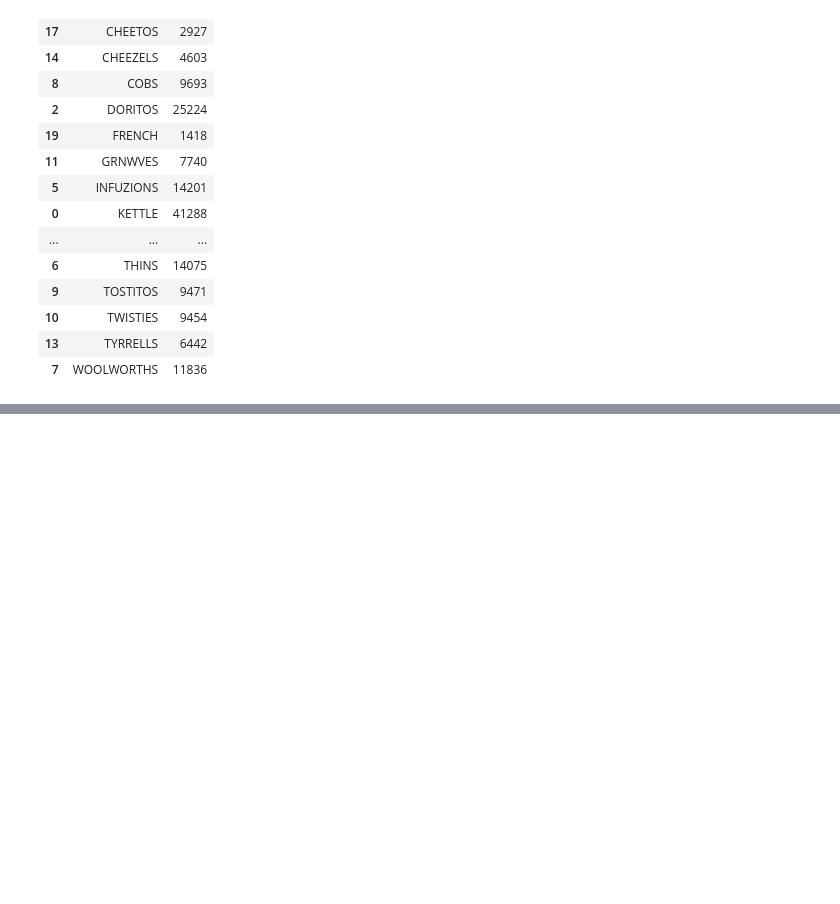
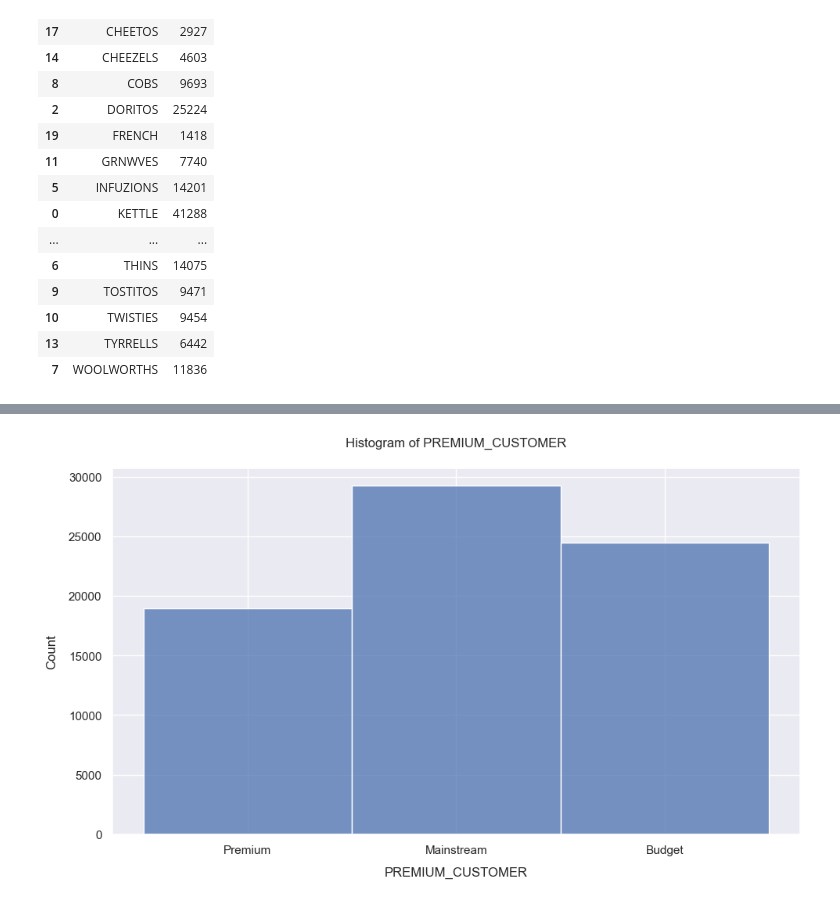
Before and after one commit to Yukitoshi12345/Quantium-Virtual-Internship-Data-Analytics, a Jupyter notebook: Task 1/task1.ipynb, the cells around one changed output, grey strips where cells are left out. Saved outputs shown, nothing was run; the diff lists cells and outputs as text; code cells hidden in the pictures; blank space fills up the shorter version.

```diff
--- a/Task 1/task1.ipynb
+++ b/Task 1/task1.ipynb
@@ -527,0 +646,17 @@ Text(0.5, 0, 'Transaction')
+# %%
+# Set up the figure and axes with only one row
+fig, axes = plt.subplots(nrows=1, ncols=1, figsize=(10, 6))
+
+# Plot histogram for PREMIUM_CUSTOMER
+sns.histplot(data=purchase, x='PREMIUM_CUSTOMER', ax=axes)
+axes.set_title('Histogram of PREMIUM_CUSTOMER', pad = 20)
+axes.set_xlabel('PREMIUM_CUSTOMER', labelpad = 10)
+axes.set_ylabel('Count', labelpad = 10)
+
+# Adjust layout
+plt.tight_layout()
+
+# Show the plot
+plt.show()
+# %% [output]
+[figure, added]
```
Also changed, not shown: parts of 15 cells of this notebook.
